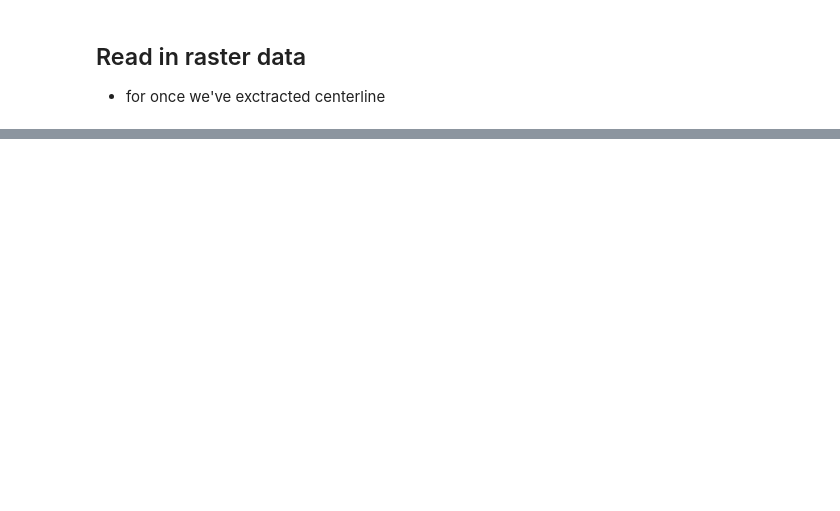
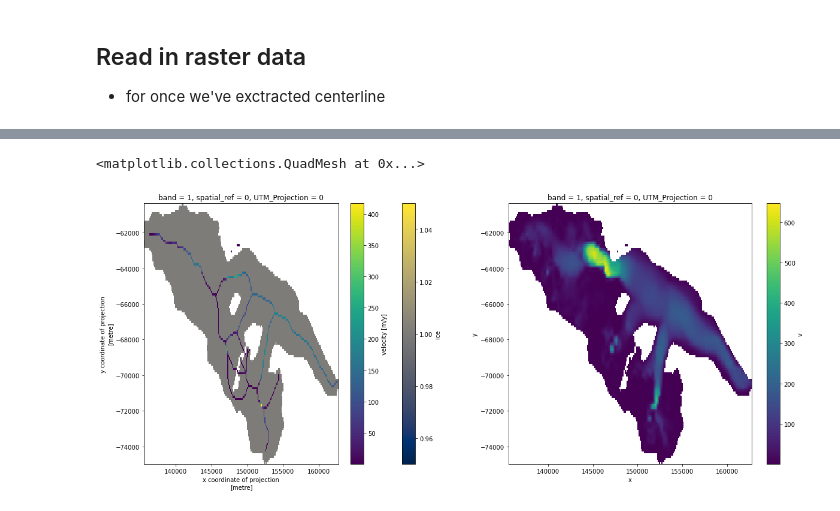
Before and after one commit to e-marshall/itslive, a Jupyter notebook: glacier_centerlines.ipynb, the cells around one changed output, grey strips where cells are left out. Saved outputs shown, nothing was run; the diff lists cells and outputs as text; code cells hidden in the pictures; blank space fills up the shorter version.

```diff
--- a/glacier_centerlines.ipynb
+++ b/glacier_centerlines.ipynb
@@ -81,0 +180,2 @@ skeleton_ice.shape
+# %%
+centerline_ds = glacier_raster.where(da != False)
@@ -81,0 +202,9 @@ skeleton_ice.shape
+# %%
+fig, axs = plt.subplots(ncols = 2, figsize=(20,8))
+just_ice.ice.plot(ax=axs[0], cmap=plt.cm.cividis)
+centerline_ds.v.plot(ax=axs[0])
+
+just_ice.v.plot(ax=axs[1])
+# %% [output]
+<matplotlib.collections.QuadMesh at 0x...>
+[figure, added]
```
Also changed, not shown: parts of 31 cells of this notebook.
